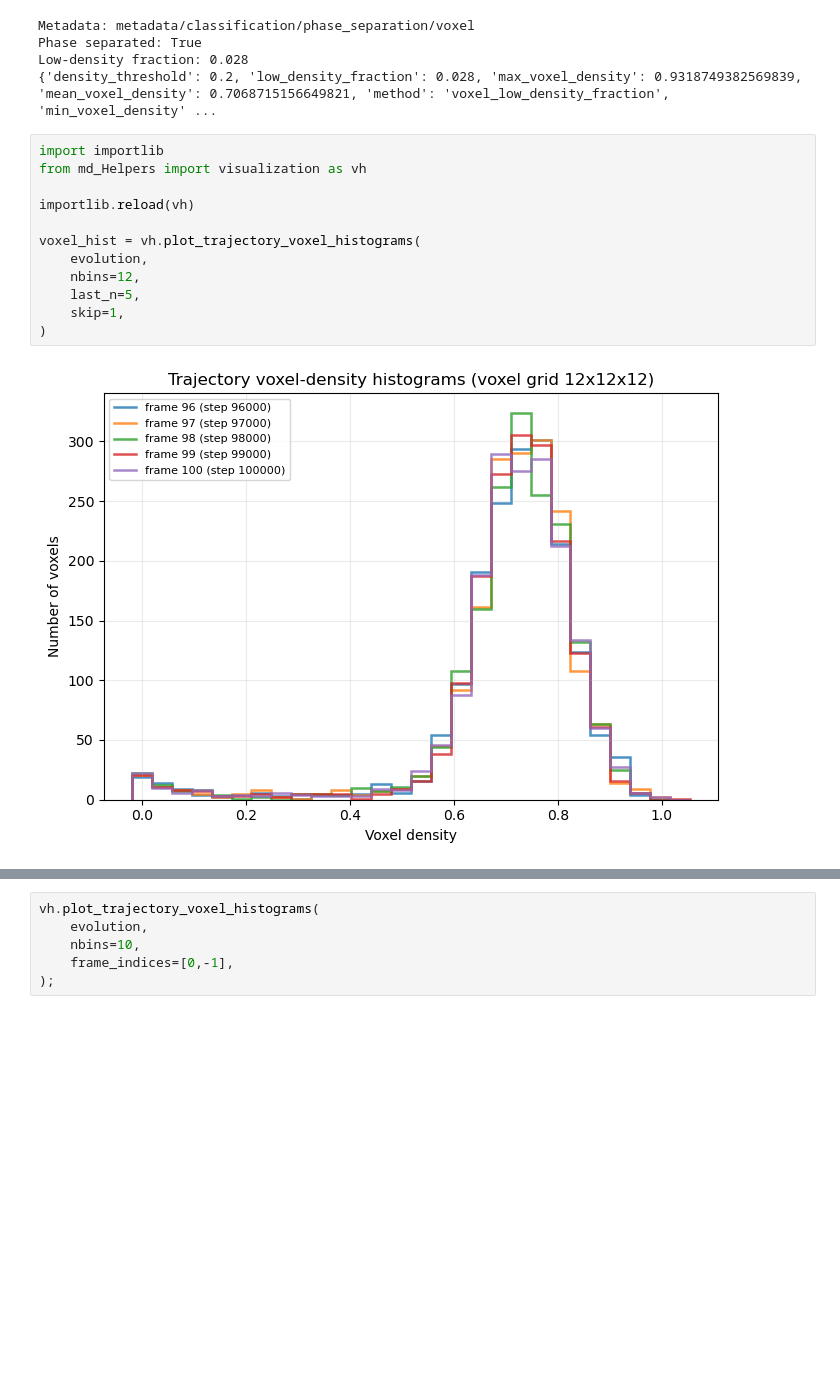
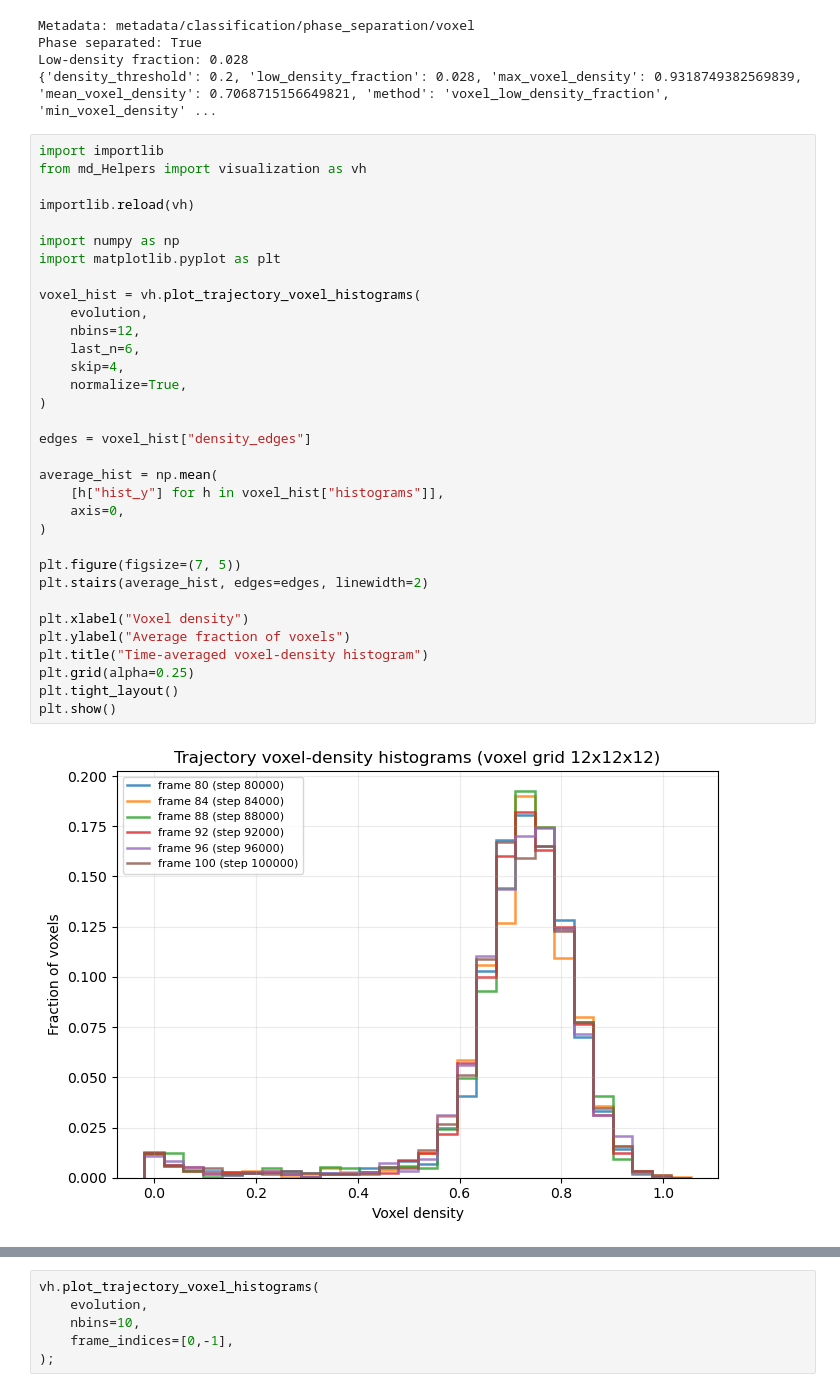
Before and after one commit to SBC-Collaboration/MDsims, a Jupyter notebook: Sandbox.ipynb, the cells around one changed output, grey strips where cells are left out. Drawn from its saved outputs; the diff is of its cells as text; blank space fills up the shorter version.

```diff
--- a/Sandbox.ipynb
+++ b/Sandbox.ipynb
@@ -89,14 +89,35 @@ Low-density fraction: 0.028
 # %%
 import importlib
 from md_Helpers import visualization as vh
 
 importlib.reload(vh)
 
+import numpy as np
+import matplotlib.pyplot as plt
+
 voxel_hist = vh.plot_trajectory_voxel_histograms(
     evolution,
     nbins=12,
-    last_n=5,
-    skip=1,
+    last_n=6,
+    skip=4,
+    normalize=True,
 )
+
+edges = voxel_hist["density_edges"]
+
+average_hist = np.mean(
+    [h["hist_y"] for h in voxel_hist["histograms"]],
+    axis=0,
+)
+
+plt.figure(figsize=(7, 5))
+plt.stairs(average_hist, edges=edges, linewidth=2)
+
+plt.xlabel("Voxel density")
+plt.ylabel("Average fraction of voxels")
+plt.title("Time-averaged voxel-density histogram")
+plt.grid(alpha=0.25)
+plt.tight_layout()
+plt.show()
 # %% [output]
-[figure, old version]
+[figure, new version]
```
Also changed, not shown: parts of 3 cells of this notebook.
